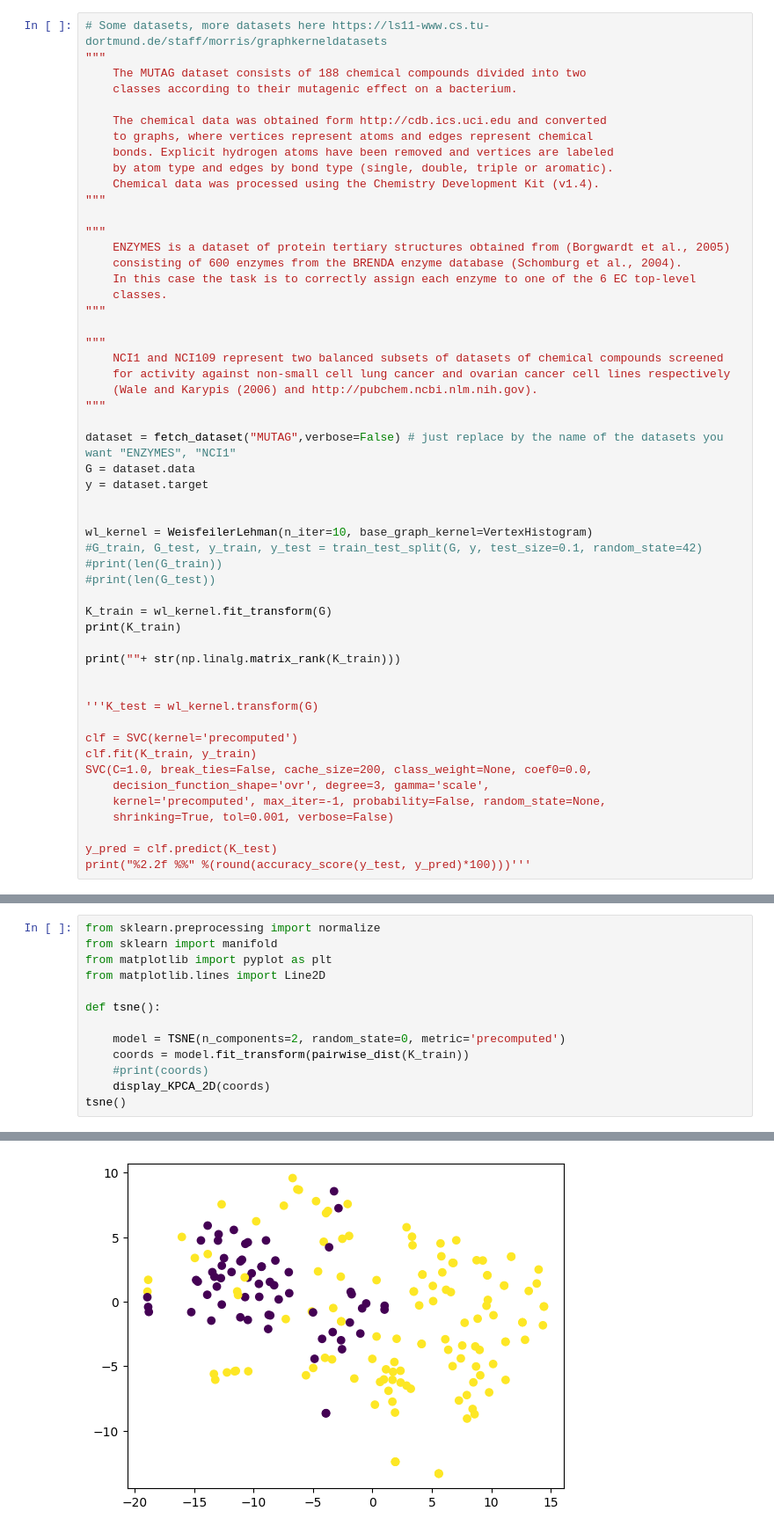
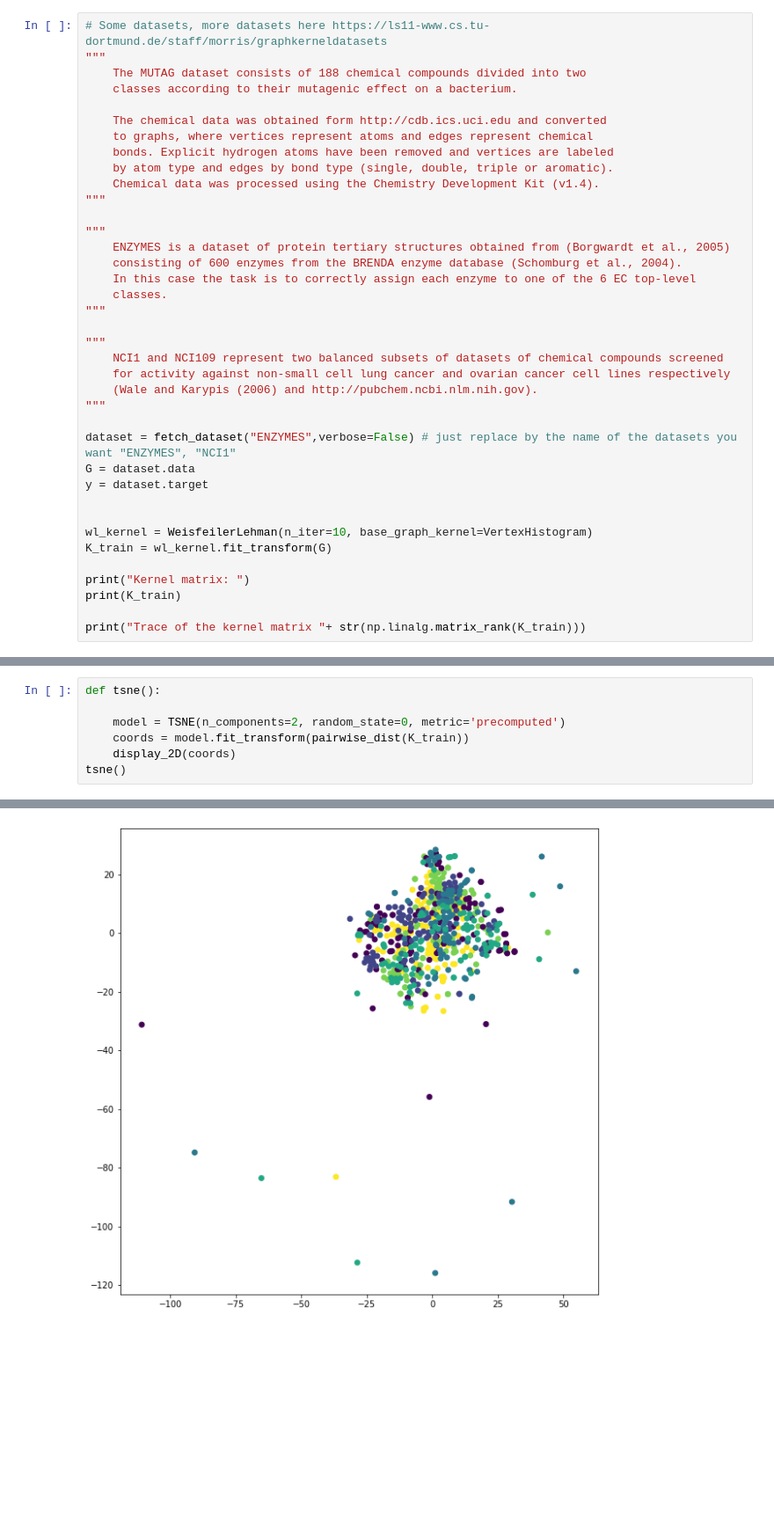
Before and after one commit to PierreRemacle/LINMA2472_P2, a Jupyter notebook: Homework_II_Part_I.ipynb, the cells around one changed output, grey strips where cells are left out. Shown at 88% size. Saved outputs shown, nothing was run; the diff lists cells and outputs as text; blank space fills up the shorter version.

```diff
--- a/Homework_II_Part_I.ipynb
+++ b/Homework_II_Part_I.ipynb
@@ -45,31 +43,16 @@ init_printing()
     (Wale and Karypis (2006) and http://pubchem.ncbi.nlm.nih.gov).
 """
 
-dataset = fetch_dataset("MUTAG",verbose=False) # just replace by the name of the datasets you want "ENZYMES", "NCI1"
+dataset = fetch_dataset("ENZYMES",verbose=False) # just replace by the name of the datasets you want "ENZYMES", "NCI1"
 G = dataset.data
 y = dataset.target
 
 
 wl_kernel = WeisfeilerLehman(n_iter=10, base_graph_kernel=VertexHistogram)
-#G_train, G_test, y_train, y_test = train_test_split(G, y, test_size=0.1, random_state=42)
-#print(len(G_train))
-#print(len(G_test))
+K_train = wl_kernel.fit_transform(G)
 
-K_train = wl_kernel.fit_transform(G)
+print("Kernel matrix: ")
 print(K_train)
 
-print(""+ str(np.linalg.matrix_rank(K_train)))
-
-
-'''K_test = wl_kernel.transform(G)
-
-clf = SVC(kernel='precomputed')
-clf.fit(K_train, y_train)
-SVC(C=1.0, break_ties=False, cache_size=200, class_weight=None, coef0=0.0,
-    decision_function_shape='ovr', degree=3, gamma='scale',
-    kernel='precomputed', max_iter=-1, probability=False, random_state=None,
-    shrinking=True, tol=0.001, verbose=False)
-
-y_pred = clf.predict(K_test)
-print("%2.2f %%" %(round(accuracy_score(y_test, y_pred)*100)))'''
+print("Trace of the kernel matrix "+ str(np.linalg.matrix_rank(K_train)))
 # %% [output]
@@ -191,14 +173,8 @@ array([[ 0.        , 18.70828693, 18.92088793, ..., 18.89444363,
 # %%
-from sklearn.preprocessing import normalize
-from sklearn import manifold
-from matplotlib import pyplot as plt
-from matplotlib.lines import Line2D
-
 def tsne():
 
     model = TSNE(n_components=2, random_state=0, metric='precomputed')
     coords = model.fit_transform(pairwise_dist(K_train))
-    #print(coords)
-    display_KPCA_2D(coords)
+    display_2D(coords)
 tsne()
 # %% [output]
@@ -206,4 +181,4 @@ tsne()
-[figure, old version]
+[figure, new version]
 # %%
 from collections import Counter
 
```
Also changed, not shown: parts of 13 cells of this notebook.
